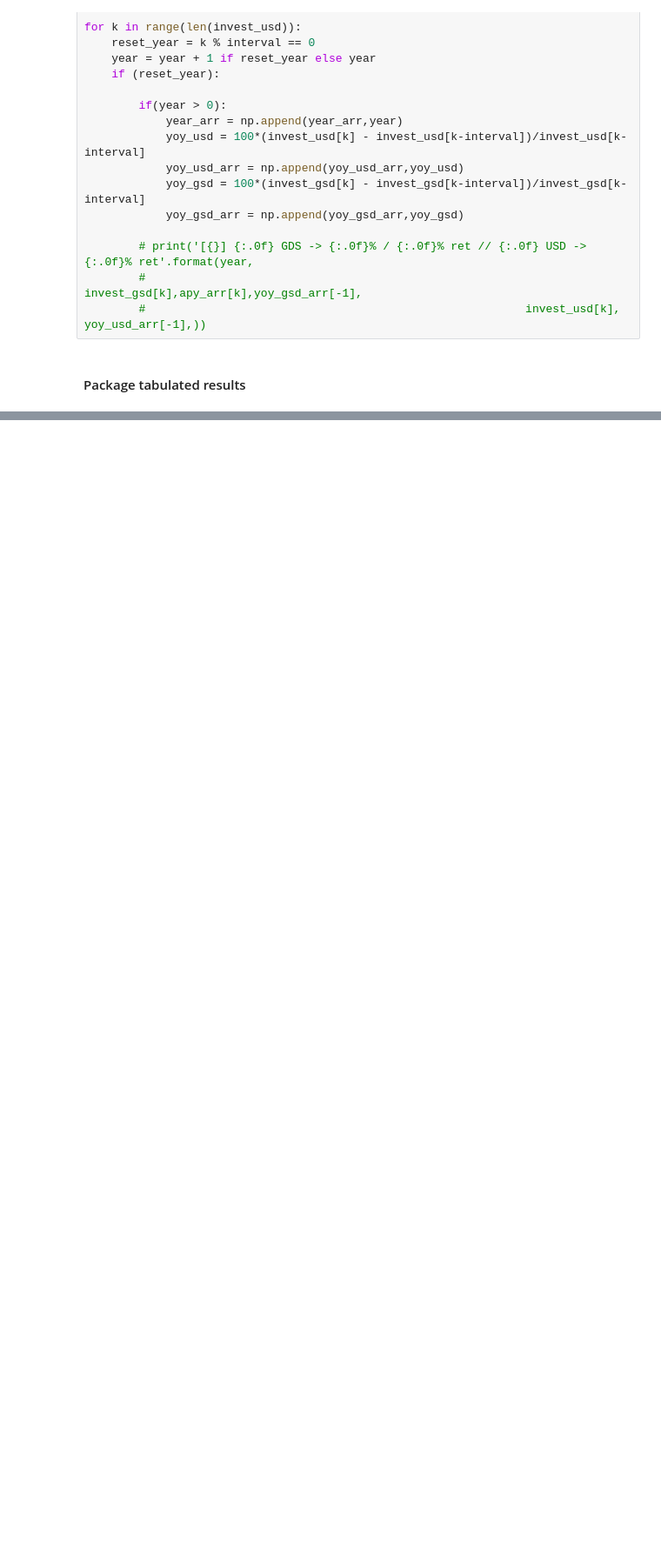
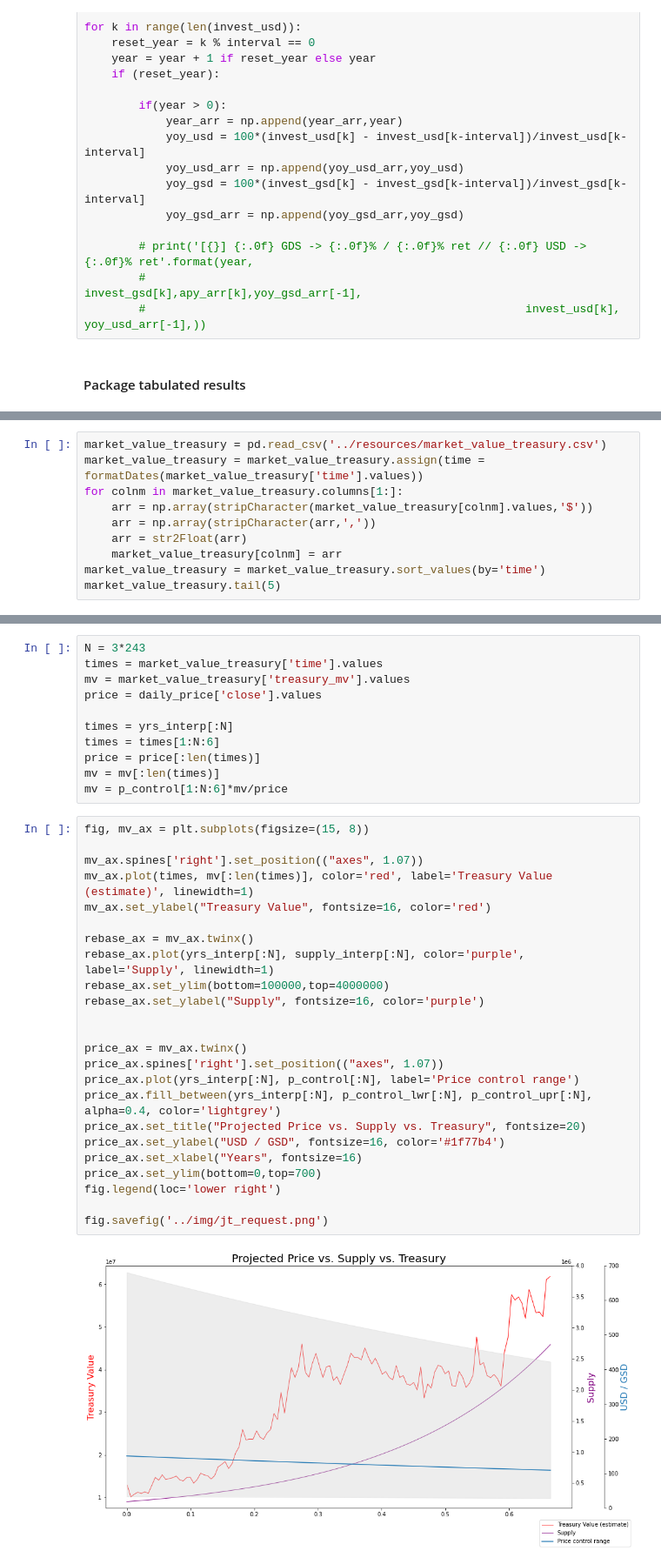
Before and after one commit to icmoore/dao_research, a Jupyter notebook: notebooks/gsd_tokenomics.ipynb, the cells around one changed output, grey strips where cells are left out. Shown: that part at 87% size. Saved outputs shown, nothing was run; the diff lists cells and outputs as text; blank space fills up the shorter version.

```diff
--- a/notebooks/gsd_tokenomics.ipynb
+++ b/notebooks/gsd_tokenomics.ipynb
@@ -395,0 +421,10 @@ res.head(36)
+# %%
+market_value_treasury = pd.read_csv('../resources/market_value_treasury.csv')
+market_value_treasury = market_value_treasury.assign(time = formatDates(market_value_treasury['time'].values))
+for colnm in market_value_treasury.columns[1:]:
+    arr = np.array(stripCharacter(market_value_treasury[colnm].values,'$'))
+    arr = np.array(stripCharacter(arr,','))
+    arr = str2Float(arr)
+    market_value_treasury[colnm] = arr
+market_value_treasury = market_value_treasury.sort_values(by='time')
+market_value_treasury.tail(5)
@@ -395,0 +459,37 @@ res.head(36)
+# %%
+N = 3*243
+times = market_value_treasury['time'].values
+mv = market_value_treasury['treasury_mv'].values
+price = daily_price['close'].values
+
+times = yrs_interp[:N]
+times = times[1:N:6]
+price = price[:len(times)]
+mv = mv[:len(times)]
+mv = p_control[1:N:6]*mv/price
+# %%
+fig, mv_ax = plt.subplots(figsize=(15, 8))
+
+mv_ax.spines['right'].set_position(("axes", 1.07))
+mv_ax.plot(times, mv[:len(times)], color='red', label='Treasury Value (estimate)', linewidth=1)
+mv_ax.set_ylabel("Treasury Value", fontsize=16, color='red')
+
+rebase_ax = mv_ax.twinx()
+rebase_ax.plot(yrs_interp[:N], supply_interp[:N], color='purple', label='Supply', linewidth=1)
+rebase_ax.set_ylim(bottom=100000,top=4000000)
+rebase_ax.set_ylabel("Supply", fontsize=16, color='purple')
+
+
+price_ax = mv_ax.twinx()
+price_ax.spines['right'].set_position(("axes", 1.07))
+price_ax.plot(yrs_interp[:N], p_control[:N], label='Price control range')
+price_ax.fill_between(yrs_interp[:N], p_control_lwr[:N], p_control_upr[:N], alpha=0.4, color='lightgrey')
+price_ax.set_title("Projected Price vs. Supply vs. Treasury", fontsize=20)
+price_ax.set_ylabel("USD / GSD", fontsize=16, color='#1f77b4')
+price_ax.set_xlabel("Years", fontsize=16)
+price_ax.set_ylim(bottom=0,top=700)
+fig.legend(loc='lower right')
+
+fig.savefig('../img/jt_request.png')
+# %% [output]
+[figure, added]
```
Also changed, not shown: parts of 10 cells of this notebook, 8 other files.
